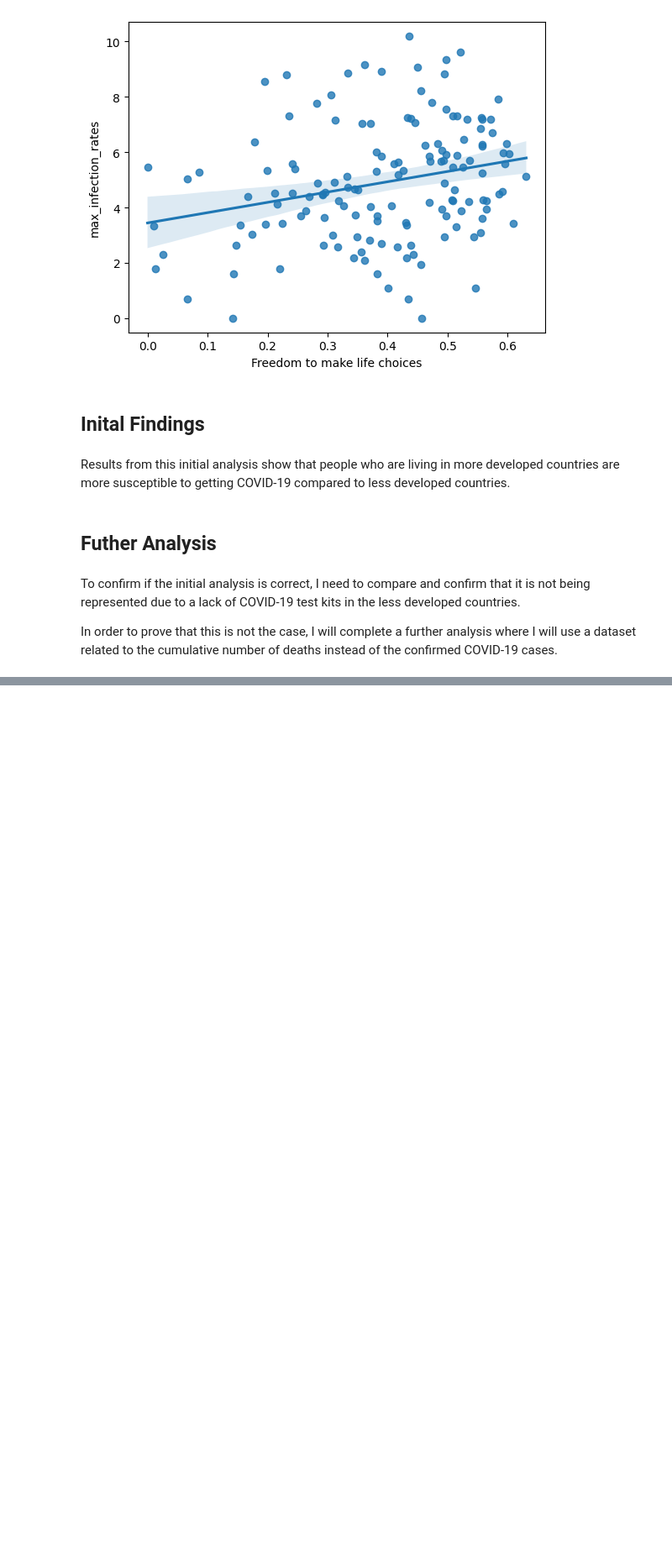
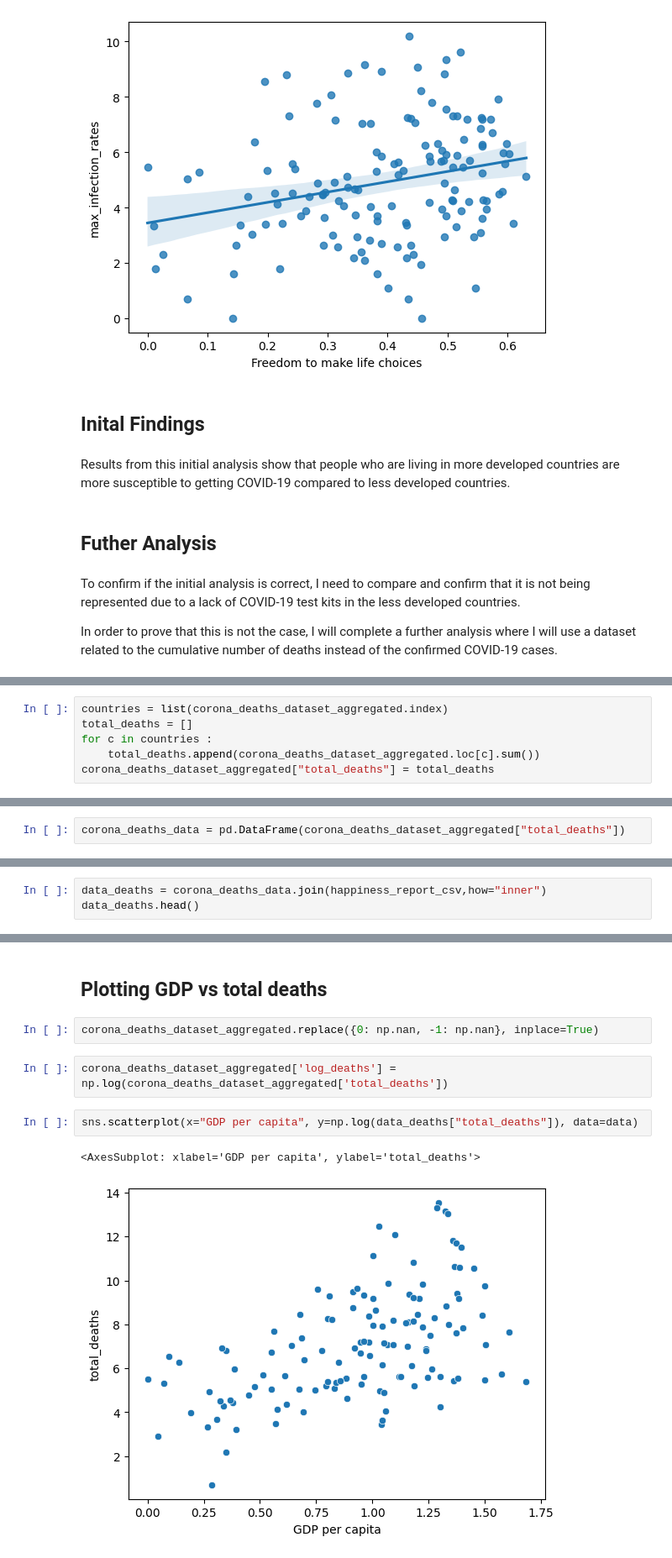
Before and after one commit to ChristopherIanPeck/covid-19-analysis, a Jupyter notebook: covid-19-data-analysis-using-python.ipynb, the cells around one changed output, grey strips where cells are left out. Shown at 84% size. Cells and saved outputs as stored; diff of their text form; blank space fills up the shorter version.

```diff
--- a/covid-19-data-analysis-using-python.ipynb
+++ b/covid-19-data-analysis-using-python.ipynb
@@ -301,0 +384,6 @@ In order to prove that this is not the case, I will complete a further analysis
+# %%
+countries = list(corona_deaths_dataset_aggregated.index)
+total_deaths = []
+for c in countries :
+    total_deaths.append(corona_deaths_dataset_aggregated.loc[c].sum())
+corona_deaths_dataset_aggregated["total_deaths"] = total_deaths
@@ -301,0 +403,2 @@ In order to prove that this is not the case, I will complete a further analysis
+# %%
+corona_deaths_data = pd.DataFrame(corona_deaths_dataset_aggregated["total_deaths"])
@@ -301,0 +449,3 @@ In order to prove that this is not the case, I will complete a further analysis
+# %%
+data_deaths = corona_deaths_data.join(happiness_report_csv,how="inner")
+data_deaths.head()
@@ -301,0 +481,11 @@ In order to prove that this is not the case, I will complete a further analysis
+# %% [markdown]
+## Plotting GDP vs total deaths
+# %%
+corona_deaths_dataset_aggregated.replace({0: np.nan, -1: np.nan}, inplace=True)
+# %%
+corona_deaths_dataset_aggregated['log_deaths'] = np.log(corona_deaths_dataset_aggregated['total_deaths'])
+# %%
+sns.scatterplot(x="GDP per capita", y=np.log(data_deaths["total_deaths"]), data=data)
+# %% [output]
+<AxesSubplot: xlabel='GDP per capita', ylabel='total_deaths'>
+[figure, added]
```
Also changed, not shown: parts of 39 cells of this notebook.
